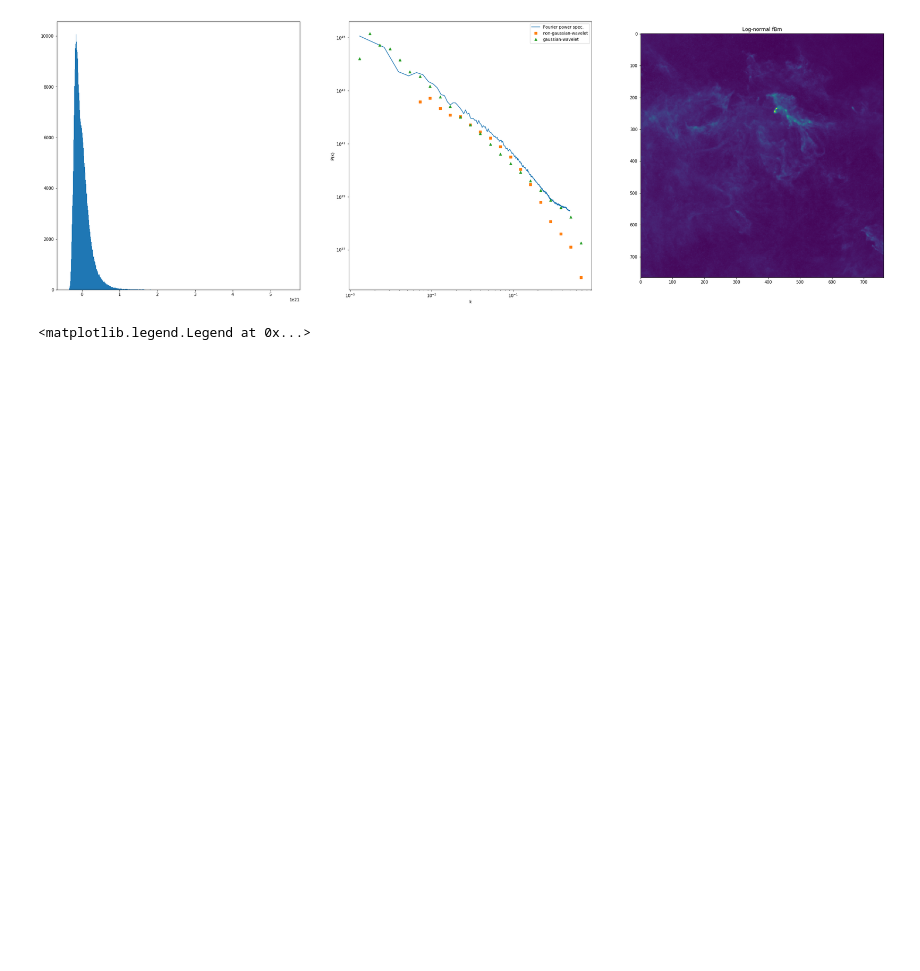
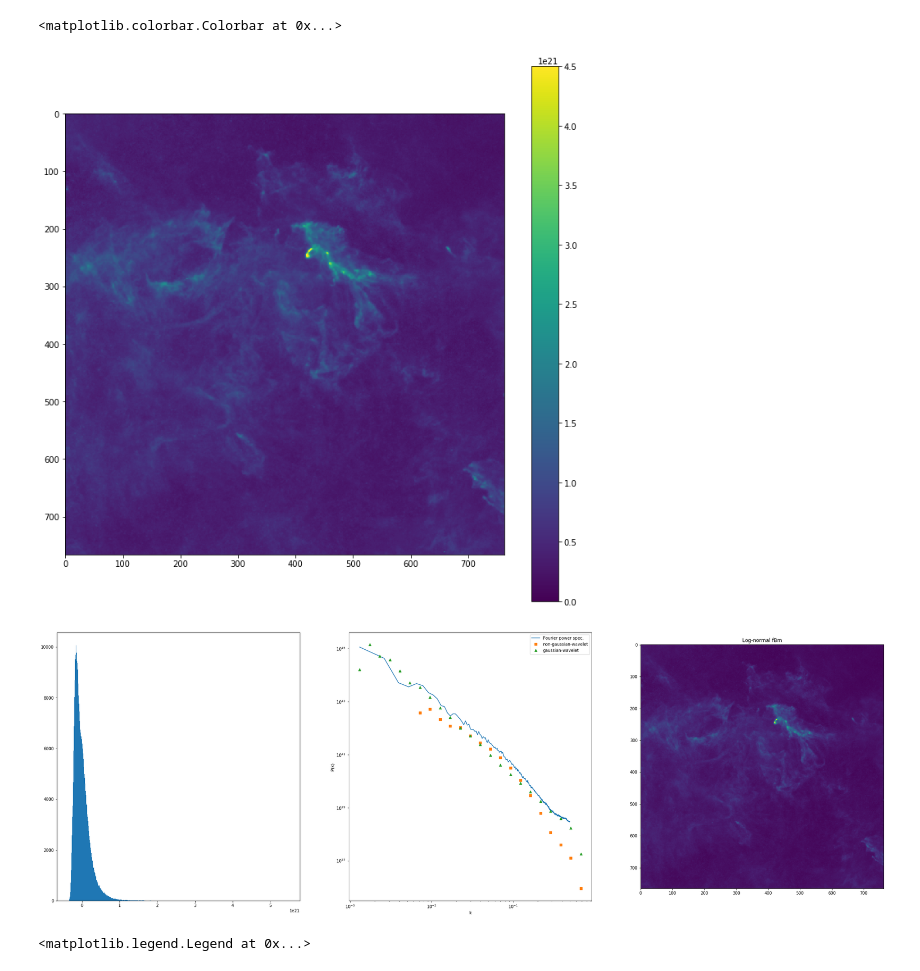
Before and after one commit to HalimElrefaee/IPAG-intership, a Jupyter notebook: Observations.ipynb, the cells around one changed output. Drawn from its saved outputs; the diff is of its cells as text; code cells hidden in the pictures; blank space fills up the shorter version.

```diff
--- a/Observations.ipynb
+++ b/Observations.ipynb
@@ -11,11 +13,17 @@ from scipy.stats import linregress
 # %%
 HDU = fits.open("HGBS_polaris_cdens_rot_rebin_cut.fits")
 
 im = HDU[0].data
 
+ny=im.shape[0]
+nx=im.shape[1]
+
 figure(figsize=(12,12))
 imshow(im,vmin=0,vmax=4.5e21)
 colorbar()
+# %% [output]
+<matplotlib.colorbar.Colorbar at 0x...>
+[figure, added]
 # %%
 wt, S11a, wav_k, S1a, q = fan_trans(im, reso=1, q=0, qdyn=False)
 M=np.size(wav_k)
```
Also changed, not shown: parts of 4 cells of this notebook.
